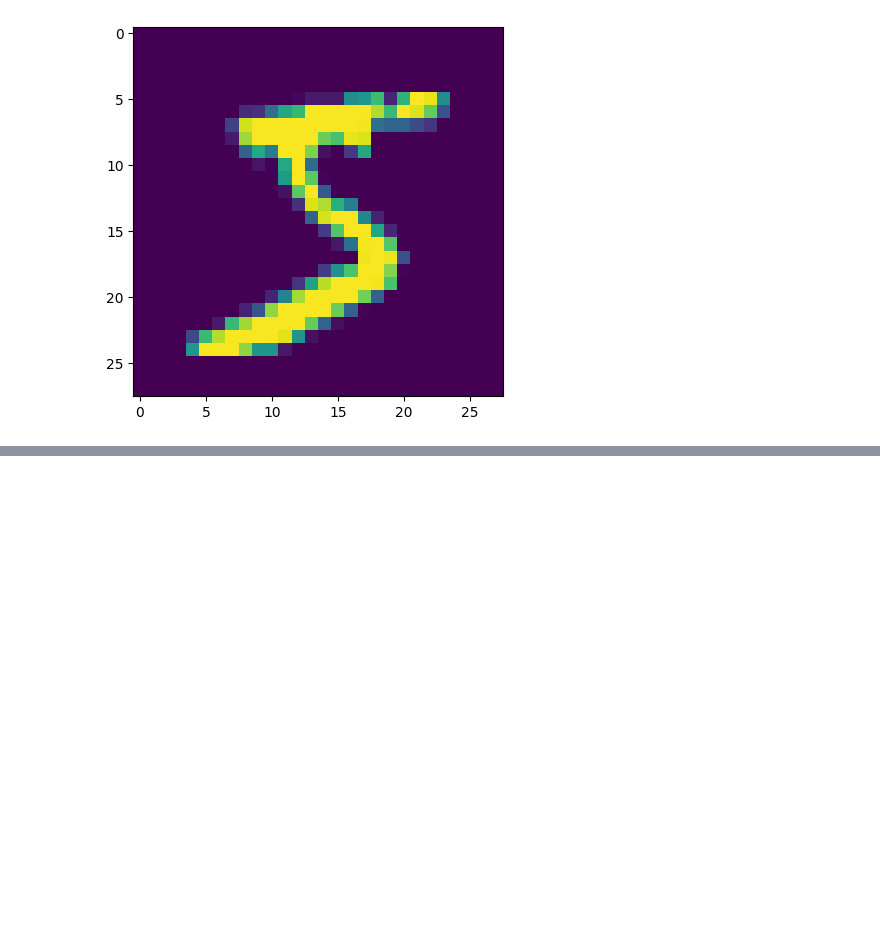
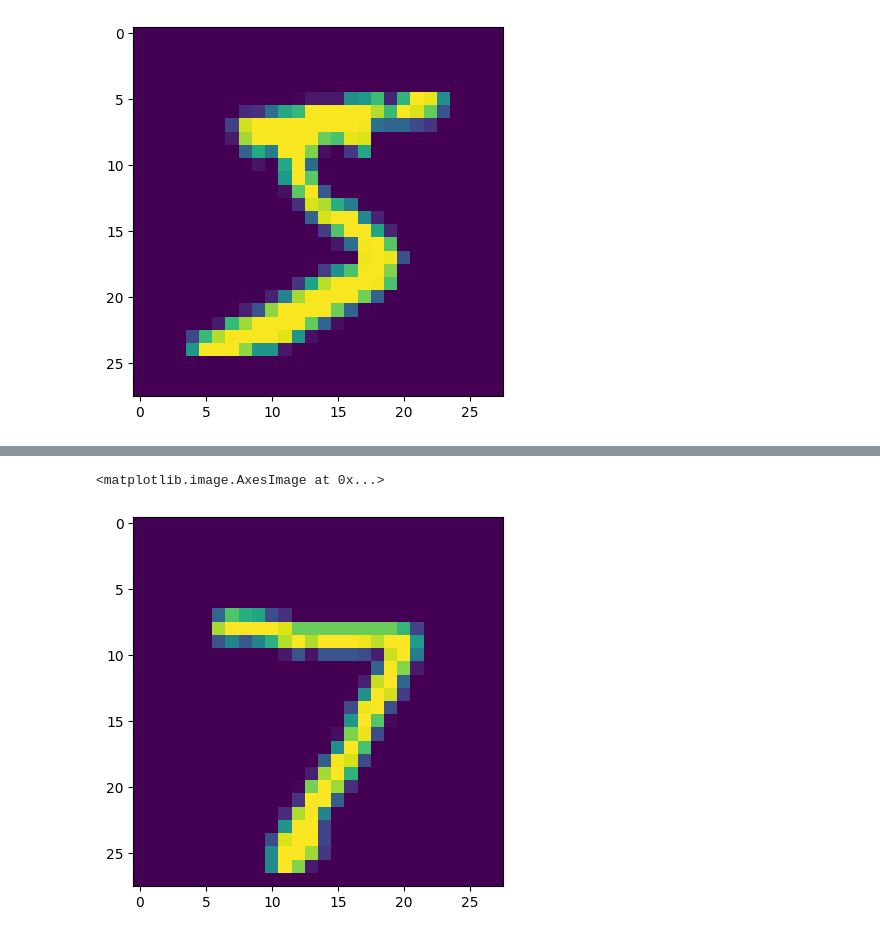
Before and after one commit to boboprods/ML_Mini_Projects, a Jupyter notebook: digitClassification_ANN.ipynb, the cells around one changed output, grey strips where cells are left out. Drawn from its saved outputs; the diff is of its cells as text; code cells hidden in the pictures; blank space fills up the shorter version.

```diff
--- a/digitClassification_ANN.ipynb
+++ b/digitClassification_ANN.ipynb
@@ -89,0 +92,5 @@ plt.plot(history.history['val_loss'])
+# %%
+plt.imshow(X_test[0])
+# %% [output]
+<matplotlib.image.AxesImage at 0x...>
+[figure, added]
```
Also changed, not shown: parts of 7 cells of this notebook.
